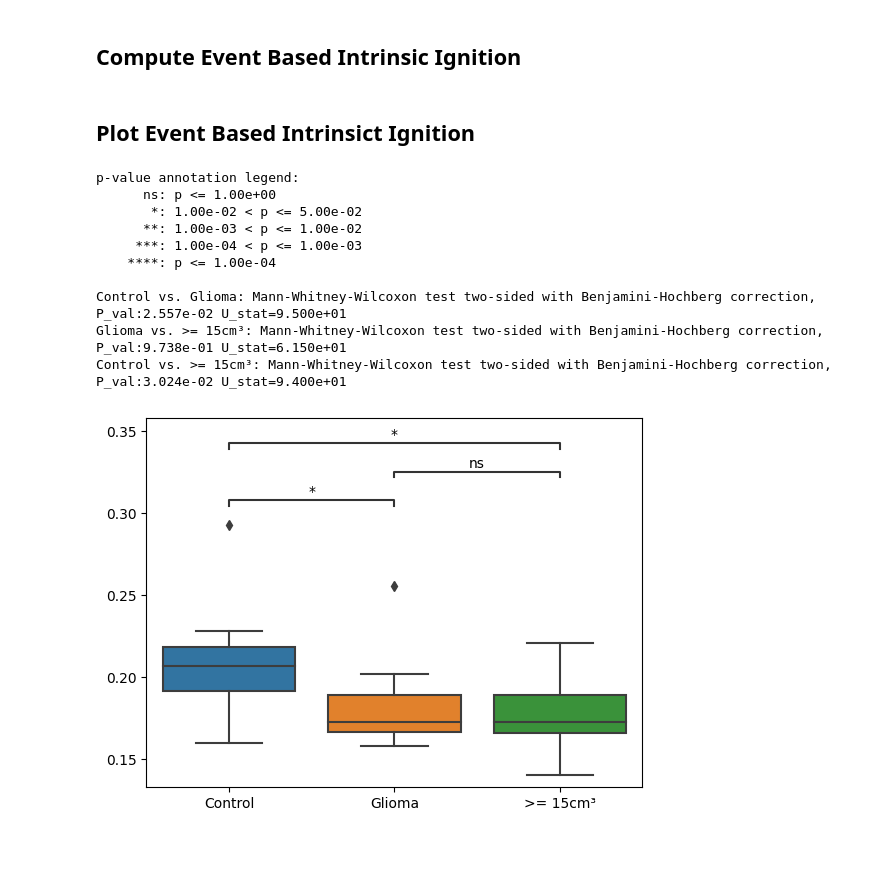
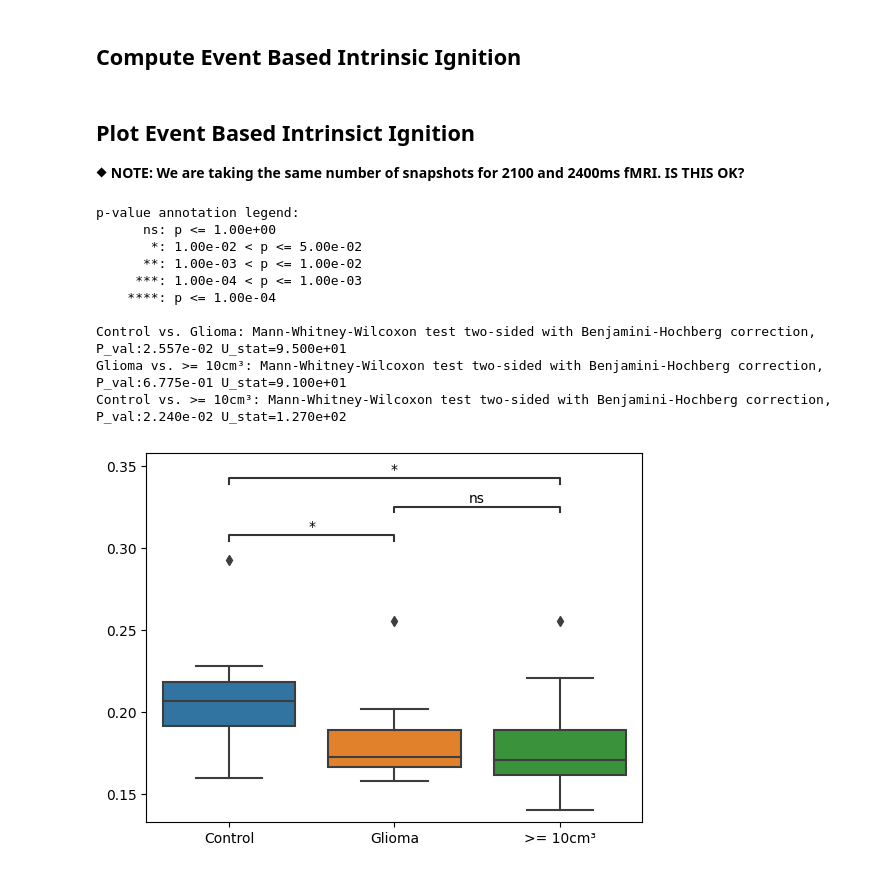
Before and after one commit to ajunca/BrainTumor, a Jupyter notebook: main.ipynb, the cells around one changed output. Cells and saved outputs as stored; diff of their text form; code cells hidden in the pictures.

```diff
--- a/main.ipynb
+++ b/main.ipynb
@@ -131,8 +134,9 @@ def compute_preop_event_based_intrinsic_ignition():
     return result
 
 preop_ebii_dk68 = compute_preop_event_based_intrinsic_ignition()
-# %% [markdown]
-## Plot Event Based Intrinsict Ignition
+# %% [markdown]
+## Plot Event Based Intrinsict Ignition
+&#x2BC1; **NOTE: We are taking the same number of snapshots for 2100 and 2400ms fMRI. IS THIS OK?**
 # %%
 def plot_ebii_box(subjects_ebii):
     # fig, ax = plt.subplots()
@@ -141,6 +145,7 @@ def plot_ebii_box(subjects_ebii):
     s_tumor = subjects.filter_subjects(lambda sub: sub.get_tumor_type_and_grade() != 'none')
     s_meningioma = subjects.filter_subjects(lambda sub: 'Meningioma' in sub.get_tumor_type_and_grade())
     s_glioma = subjects.filter_subjects(lambda sub: sub.get_tumor_type_and_grade() != 'none' and 'Meningioma' not in sub.get_tumor_type_and_grade())
+    s_plus_10_cm3 = subjects.filter_subjects(lambda sub: sub.get_tumor_size() >= 10.0)
     s_plus_15_cm3 = subjects.filter_subjects(lambda sub: sub.get_tumor_size() >= 15.0)
     s_plus_20_cm3 = subjects.filter_subjects(lambda sub: sub.get_tumor_size() >= 20.0)
     s_plus_30_cm3 = subjects.filter_subjects(lambda sub: sub.get_tumor_size() >= 30.0)
@@ -149,34 +154,36 @@ def plot_ebii_box(subjects_ebii):
     data_tumor = {k: v.mignition for k, v in subjects_ebii.items() if k in s_tumor.data}
     data_meningioma = {k: v.mignition for k, v in subjects_ebii.items() if k in s_meningioma.data}
     data_glioma = {k: v.mignition for k, v in subjects_ebii.items() if k in s_glioma.data}
+    data_plus_10_cm3 = {k: v.mignition for k, v in subjects_ebii.items() if k in s_plus_10_cm3.data}
     data_plus_15_cm3 = {k: v.mignition for k, v in subjects_ebii.items() if k in s_plus_15_cm3.data}
     data_plus_20_cm3 = {k: v.mignition for k, v in subjects_ebii.items() if k in s_plus_20_cm3.data}
     data_plus_30_cm3 = {k: v.mignition for k, v in subjects_ebii.items() if k in s_plus_30_cm3.data}
 
     # Convert data to nparray
     split_data = {
         'Control':  np.array(list(data_none.values())),
         # 'Tumor': np.array(list(data_tumor.values())),
         # 'Meningioma': np.array(list(data_meningioma.values())),
         'Glioma': np.array(list(data_glioma.values())),
-        '>= 15cm³': np.array(list(data_plus_15_cm3.values())),
+        '>= 10cm³': np.array(list(data_plus_10_cm3.values())),
+        # '>= 15cm³': np.array(list(data_plus_15_cm3.values())),
         # '>= 20cm³': np.array(list(data_plus_20_cm3.values())),
         # '>= 30cm³': np.array(list(data_plus_30_cm3.values()))
     }
     # plt.boxplot(split_data.values(), labels=split_data.keys())
     # plt.show()
     plotComparisonAcrossLabels2(split_data)
 
 plot_ebii_box(preop_ebii_dk68)
 # %% [output]
 p-value annotation legend:
       ns: p <= 1.00e+00
        *: 1.00e-02 < p <= 5.00e-02
       **: 1.00e-03 < p <= 1.00e-02
      ***: 1.00e-04 < p <= 1.00e-03
     ****: p <= 1.00e-04
 
 Control vs. Glioma: Mann-Whitney-Wilcoxon test two-sided with Benjamini-Hochberg correction, P_val:2.557e-02 U_stat=9.500e+01
-Glioma vs. >= 15cm³: Mann-Whitney-Wilcoxon test two-sided with Benjamini-Hochberg correction, P_val:9.738e-01 U_stat=6.150e+01
-Control vs. >= 15cm³: Mann-Whitney-Wilcoxon test two-sided with Benjamini-Hochberg correction, P_val:3.024e-02 U_stat=9.400e+01
+Glioma vs. >= 10cm³: Mann-Whitney-Wilcoxon test two-sided with Benjamini-Hochberg correction, P_val:6.775e-01 U_stat=9.100e+01
+Control vs. >= 10cm³: Mann-Whitney-Wilcoxon test two-sided with Benjamini-Hochberg correction, P_val:2.240e-02 U_stat=1.270e+02
-[figure, old version]
+[figure, new version]
```
Also changed, not shown: parts of 1 cell of this notebook.
